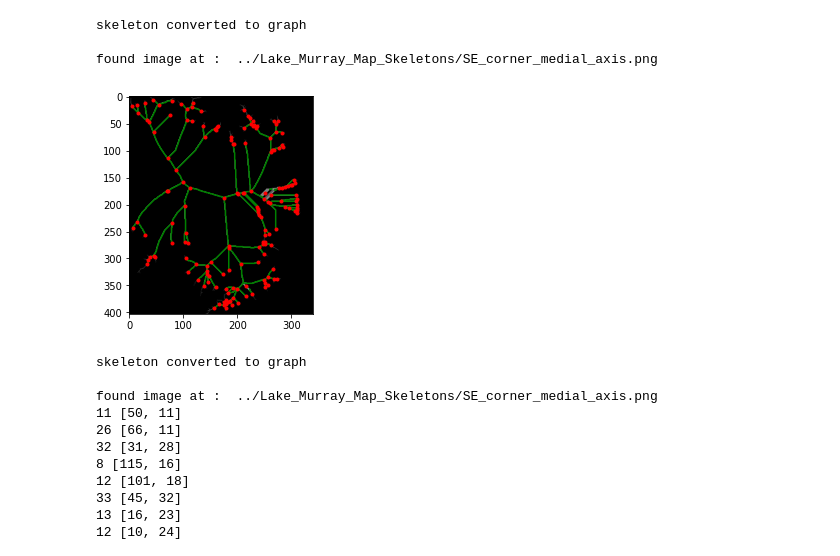
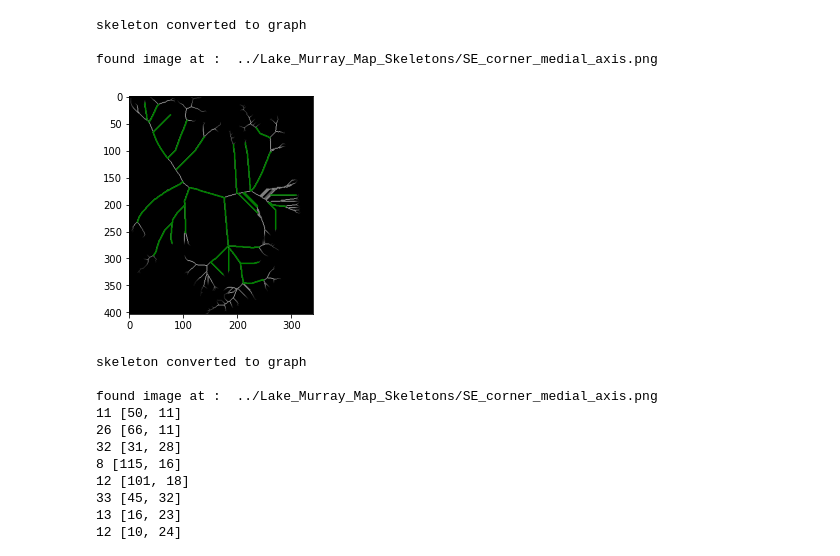
Before and after one commit to jzraiti/Coverage_Algorithm_Enviornmental_Sampling_Autonomous_Surface_Vehicle, a Jupyter notebook: Trim_edges/find_midpoints.ipynb, the cells around one changed output. Saved outputs shown, nothing was run; the diff lists cells and outputs as text; code cells hidden in the pictures.

Commit message:
add the github repository for trimming edges

```diff
--- a/find_midpoints/find_midpoints.ipynb
+++ b/Trim_edges/find_midpoints.ipynb
@@ -107,26 +107,27 @@ def skeleton_to_graph(path):
 # %%
 
 path = r'../Lake_Murray_Map_Skeletons/SE_corner_medial_axis.png'
 graph = skeleton_to_graph(path)
 image = open_image(path) #start by opening the image, choose image in the function
 
 # draw image
 plt.imshow(image, cmap='gray')
 
 for (s,e) in graph.edges():
-    ps = graph[s][e]['pts']
-    plt.plot(ps[:,1], ps[:,0], 'green')
+    if graph[s][e]['weight'] > 30: # ------------------------------------------------- this is to make the small edges not apply
+        ps = graph[s][e]['pts']
+        plt.plot(ps[:,1], ps[:,0], 'green')
 
 # draw node by o
-nodes = graph.nodes()
-ps = np.array([nodes[i]['o'] for i in nodes])
-plt.plot(ps[:,1], ps[:,0], 'r.') # ps[0,1], ps[0,0] = x , y coordinates
-plt.savefig('skel_network_and_nodes.png')
+# nodes = graph.nodes()
+# ps = np.array([nodes[i]['o'] for i in nodes])
+# plt.plot(ps[:,1], ps[:,0], 'r.') # ps[0,1], ps[0,0] = x , y coordinates
+# plt.savefig('skel_network_and_nodes.png')
 # %% [output]
 skeleton converted to graph
 
 found image at :  ../Lake_Murray_Map_Skeletons/SE_corner_medial_axis.png
-[figure, old version]
+[figure, new version]
 # %%
 #FIND MIDPOINT
 path = r'../Lake_Murray_Map_Skeletons/SE_corner_medial_axis.png'
```
Also changed, not shown: parts of 2 cells of this notebook, 5 other files.
